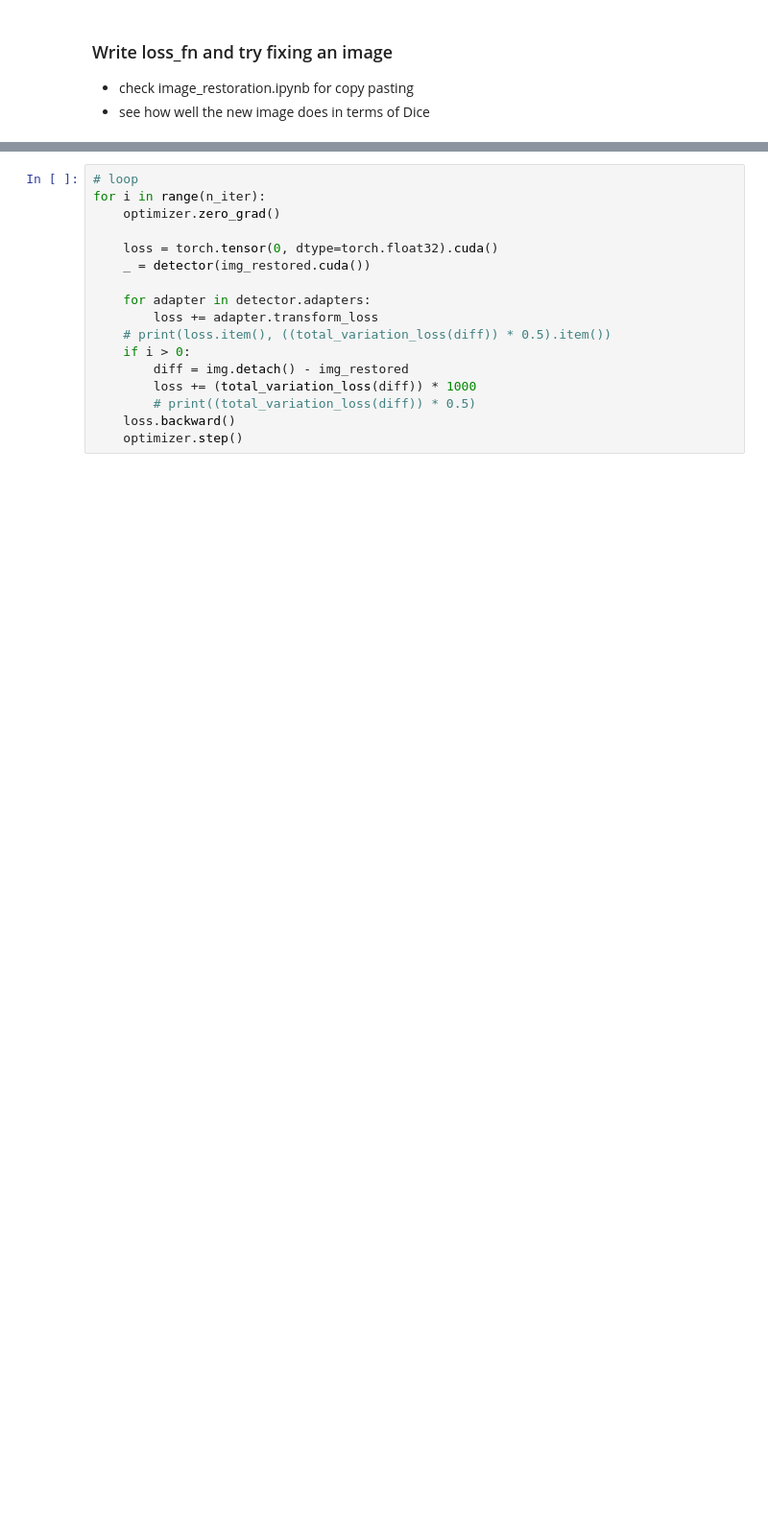
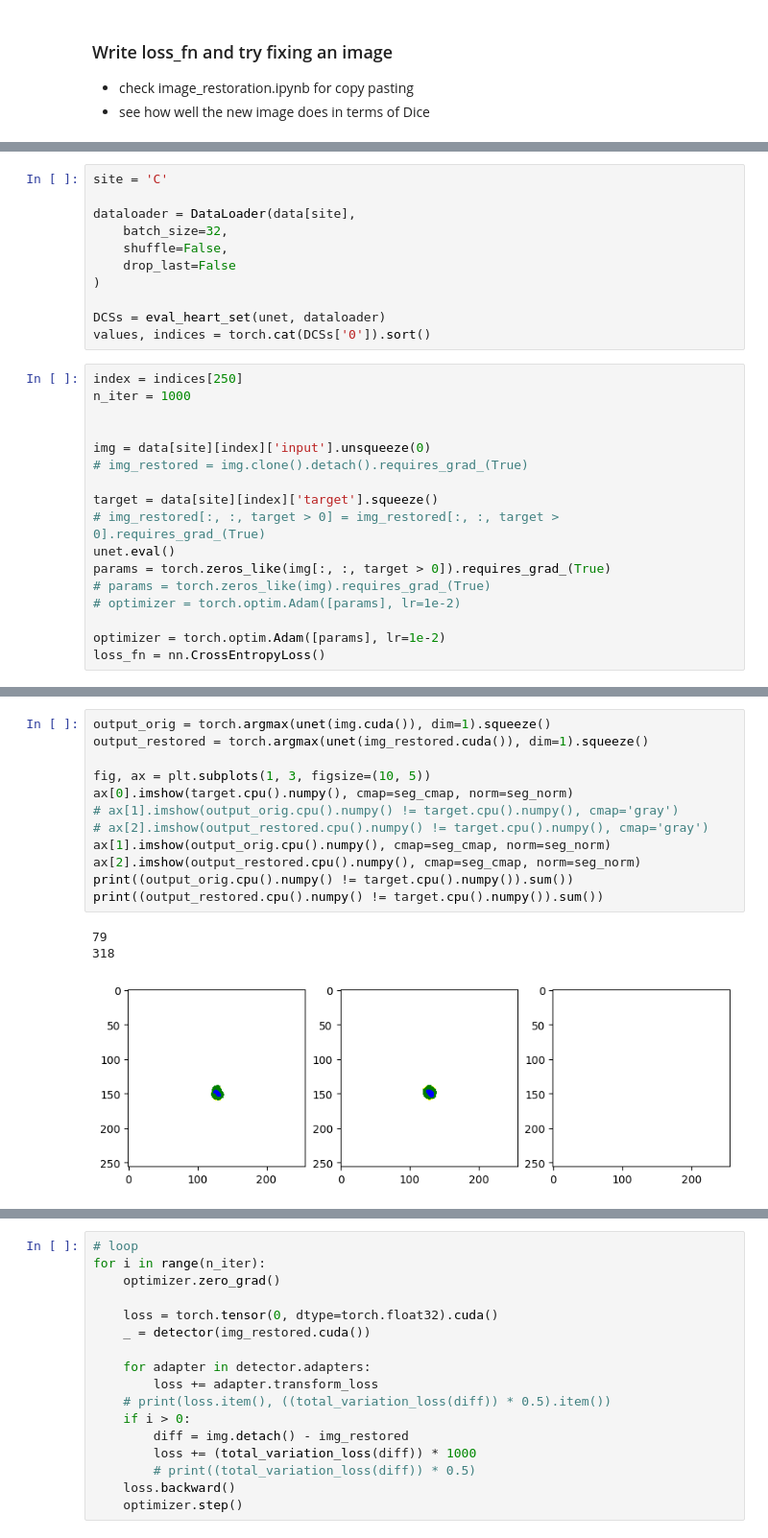
Before and after one commit to MedVisBonn/Segmentation-Distortion, a Jupyter notebook: src/notebooks/mahalanobis_backprop.ipynb, the cells around one changed output, grey strips where cells are left out. Shown at 96% size. Cells and saved outputs as stored; diff of their text form; blank space fills up the shorter version.

```diff
--- a/src/notebooks/mahalanobis_backprop.ipynb
+++ b/src/notebooks/mahalanobis_backprop.ipynb
@@ -284,3 +332,31 @@ def total_variation_loss(img):
     tv_loss = torch.mean(torch.abs(pixel_dif1)) + torch.mean(torch.abs(pixel_dif2))
 
     return tv_loss
+# %%
+site = 'C'
+
+dataloader = DataLoader(data[site],
+    batch_size=32,
+    shuffle=False,
+    drop_last=False
+)
+
+DCSs = eval_heart_set(unet, dataloader)
+values, indices = torch.cat(DCSs['0']).sort()
+# %%
+index = indices[250]
+n_iter = 1000
+
+
+img = data[site][index]['input'].unsqueeze(0)
+# img_restored = img.clone().detach().requires_grad_(True)
+
+target = data[site][index]['target'].squeeze()
+# img_restored[:, :, target > 0] = img_restored[:, :, target > 0].requires_grad_(True)
+unet.eval()
+params = torch.zeros_like(img[:, :, target > 0]).requires_grad_(True)
+# params = torch.zeros_like(img).requires_grad_(True)
+# optimizer = torch.optim.Adam([params], lr=1e-2)
+
+optimizer = torch.optim.Adam([params], lr=1e-2)
+loss_fn = nn.CrossEntropyLoss()
@@ -286,0 +433,16 @@ def total_variation_loss(img):
+# %%
+output_orig = torch.argmax(unet(img.cuda()), dim=1).squeeze()
+output_restored = torch.argmax(unet(img_restored.cuda()), dim=1).squeeze()
+
+fig, ax = plt.subplots(1, 3, figsize=(10, 5))
+ax[0].imshow(target.cpu().numpy(), cmap=seg_cmap, norm=seg_norm)
+# ax[1].imshow(output_orig.cpu().numpy() != target.cpu().numpy(), cmap='gray')
+# ax[2].imshow(output_restored.cpu().numpy() != target.cpu().numpy(), cmap='gray')
+ax[1].imshow(output_orig.cpu().numpy(), cmap=seg_cmap, norm=seg_norm)
+ax[2].imshow(output_restored.cpu().numpy(), cmap=seg_cmap, norm=seg_norm)
+print((output_orig.cpu().numpy() != target.cpu().numpy()).sum())
+print((output_restored.cpu().numpy() != target.cpu().numpy()).sum())
+# %% [output]
+79
+318
+[figure, added]
```
Also changed, not shown: parts of 17 cells of this notebook.
